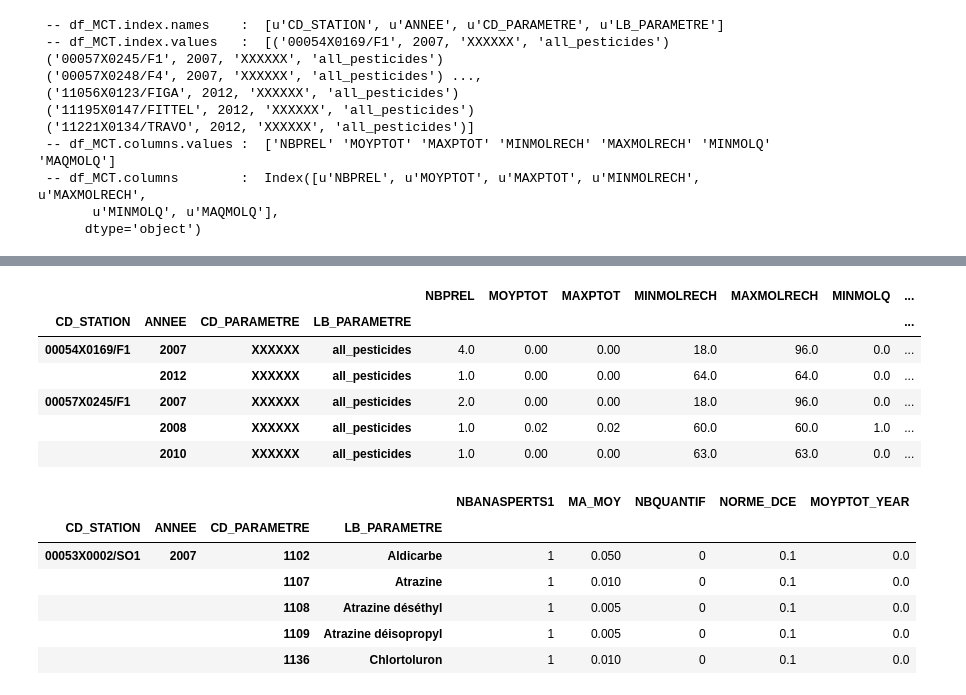
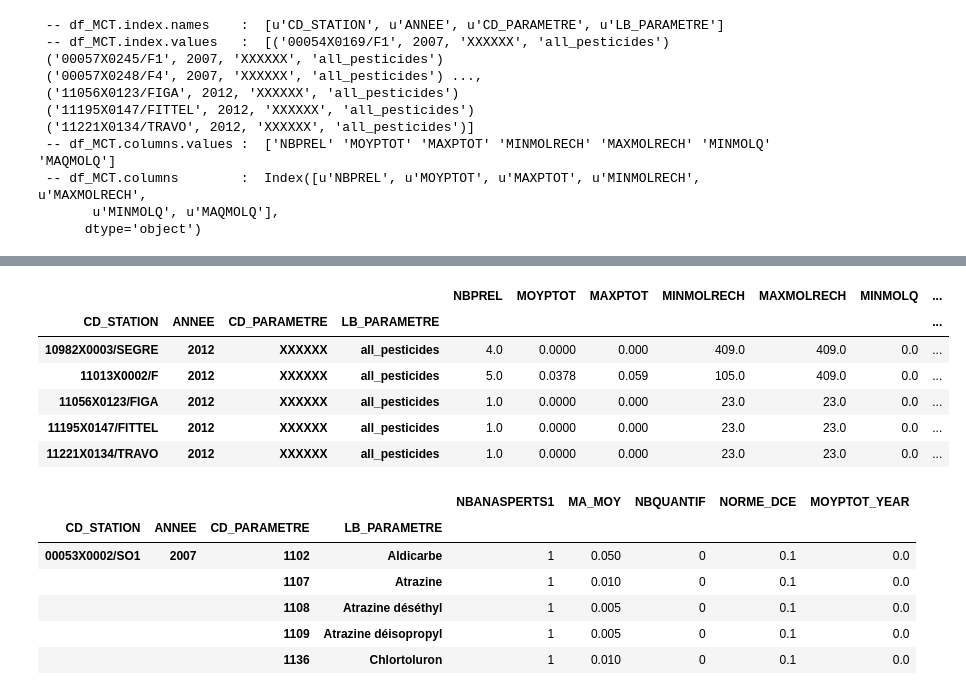
Before and after one commit to JulienParis/hydroviz, a Jupyter notebook: pesticides_analysis_03.ipynb, the cells around one changed output, grey strips where cells are left out. Drawn from its saved outputs; the diff is of its cells as text; code cells hidden in the pictures.

```diff
--- a/pesticides_analysis_03.ipynb
+++ b/pesticides_analysis_03.ipynb
@@ -403,8 +551,9 @@ df_MCT.sort_index(inplace=True)
        u'MINMOLQ', u'MAQMOLQ'],
       dtype='object')
 # %%
-df_MCT["MOYPTOT_YEAR"] = 0.0
+df_MCT["MOYPTOT_YEAR"] = np.NaN
 
+print df_MCT.shape
 checkDTypes(df_MCT)
 
 df_MCT.head(20)
@@ -731,15 +1103,15 @@ df_AV.tail()
 |  | XXXXXX | 0.466632 | 0.159532 | 0.103263 | 0.708188 | NaN | 0.022414 | 0.068667 | 0.135451 | 0.362 | ... |
 5 rows × 96 columns
-# %%
-df_MCT.head()
-# %% [output]
-|  |  |  |  | NBPREL | MOYPTOT | MAXPTOT | MINMOLRECH | MAXMOLRECH | MINMOLQ | ... |
-| CD_STATION | ANNEE | CD_PARAMETRE | LB_PARAMETRE |  |  |  |  |  |  | ... |
-| 00054X0169/F1 | 2007 | XXXXXX | all_pesticides | 4.0 | 0.00 | 0.00 | 18.0 | 96.0 | 0.0 | ... |
-|  | 2012 | XXXXXX | all_pesticides | 1.0 | 0.00 | 0.00 | 64.0 | 64.0 | 0.0 | ... |
-| 00057X0245/F1 | 2007 | XXXXXX | all_pesticides | 2.0 | 0.00 | 0.00 | 18.0 | 96.0 | 0.0 | ... |
-|  | 2008 | XXXXXX | all_pesticides | 1.0 | 0.02 | 0.02 | 60.0 | 60.0 | 1.0 | ... |
-|  | 2010 | XXXXXX | all_pesticides | 1.0 | 0.00 | 0.00 | 63.0 | 63.0 | 0.0 | ... |
+# %%
+df_MCT.loc[ idx[:,2012,:,:], : ].tail()
+# %% [output]
+|  |  |  |  | NBPREL | MOYPTOT | MAXPTOT | MINMOLRECH | MAXMOLRECH | MINMOLQ | ... |
+| CD_STATION | ANNEE | CD_PARAMETRE | LB_PARAMETRE |  |  |  |  |  |  | ... |
+| 10982X0003/SEGRE | 2012 | XXXXXX | all_pesticides | 4.0 | 0.0000 | 0.000 | 409.0 | 409.0 | 0.0 | ... |
+| 11013X0002/F | 2012 | XXXXXX | all_pesticides | 5.0 | 0.0378 | 0.059 | 105.0 | 409.0 | 0.0 | ... |
+| 11056X0123/FIGA | 2012 | XXXXXX | all_pesticides | 1.0 | 0.0000 | 0.000 | 23.0 | 23.0 | 0.0 | ... |
+| 11195X0147/FITTEL | 2012 | XXXXXX | all_pesticides | 1.0 | 0.0000 | 0.000 | 23.0 | 23.0 | 0.0 | ... |
+| 11221X0134/TRAVO | 2012 | XXXXXX | all_pesticides | 1.0 | 0.0000 | 0.000 | 23.0 | 23.0 | 0.0 | ... |
 # %%
 df_MA.head()
 # %% [output]
```
Also changed, not shown: parts of 44 cells of this notebook.
